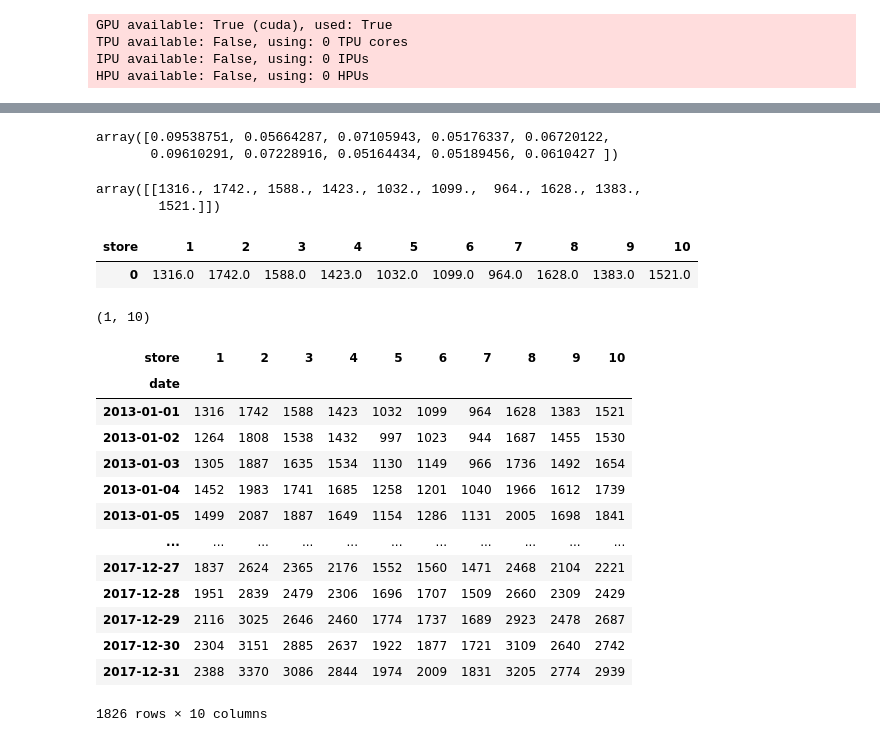
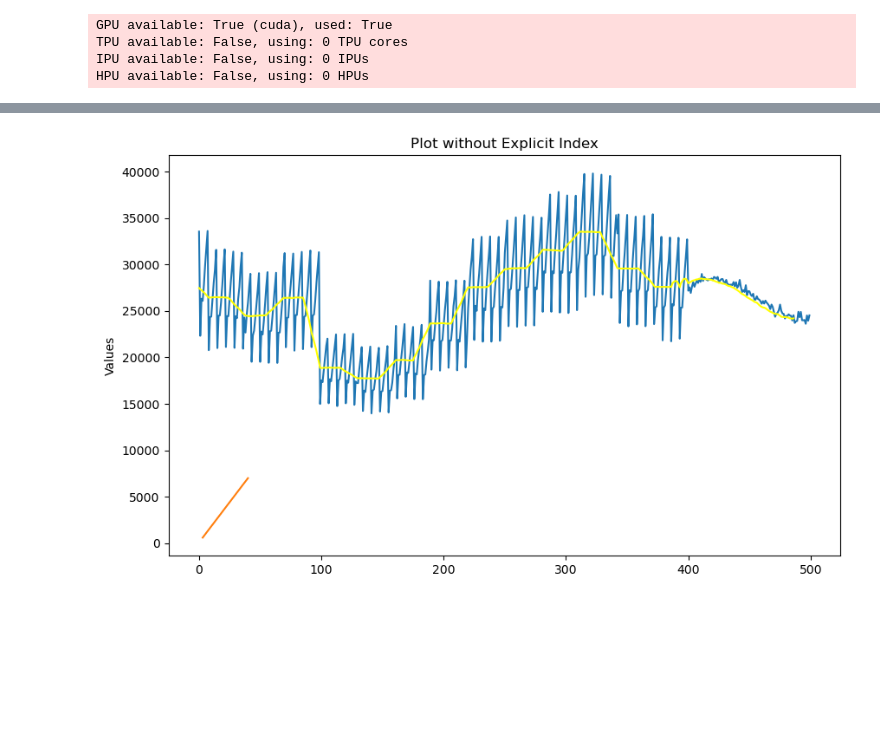
Before and after one commit to richardhoehn/mtsu.csci.7850.project, a Jupyter notebook: src/notebooks/data-loader.ipynb, the cells around one changed output, grey strips where cells are left out. Cells and saved outputs as stored; diff of their text form; code cells hidden in the pictures; blank space fills up the shorter version.

```diff
--- a/src/notebooks/data-loader.ipynb
+++ b/src/notebooks/data-loader.ipynb
@@ -472,5 +417,0 @@ df
-# %%
-df_scaled[0]
-# %% [output]
-array([0.09538751, 0.05664287, 0.07105943, 0.05176337, 0.06720122,
-       0.09610291, 0.07228916, 0.05164434, 0.05189456, 0.0610427 ])
@@ -480,31 +418,26 @@ df_unscaled = pd.DataFrame(out, columns=df.columns)
-# %%
-out
-# %% [output]
-array([[1316., 1742., 1588., 1423., 1032., 1099.,  964., 1628., 1383.,
-        1521.]])
-# %%
-df_unscaled
-# %% [output]
-| store | 1 | 2 | 3 | 4 | 5 | 6 | 7 | 8 | 9 | 10 |
-| 0 | 1316.0 | 1742.0 | 1588.0 | 1423.0 | 1032.0 | 1099.0 | 964.0 | 1628.0 | 1383.0 | 1521.0 |
-# %%
-df[0:1].shape
-# %% [output]
-(1, 10)
-# %%
-df
-# %% [output]
-| store | 1 | 2 | 3 | 4 | 5 | 6 | 7 | 8 | 9 | 10 |
-| date |  |  |  |  |  |  |  |  |  |  |
-| 2013-01-01 | 1316 | 1742 | 1588 | 1423 | 1032 | 1099 | 964 | 1628 | 1383 | 1521 |
-| 2013-01-02 | 1264 | 1808 | 1538 | 1432 | 997 | 1023 | 944 | 1687 | 1455 | 1530 |
-| 2013-01-03 | 1305 | 1887 | 1635 | 1534 | 1130 | 1149 | 966 | 1736 | 1492 | 1654 |
-| 2013-01-04 | 1452 | 1983 | 1741 | 1685 | 1258 | 1201 | 1040 | 1966 | 1612 | 1739 |
-| 2013-01-05 | 1499 | 2087 | 1887 | 1649 | 1154 | 1286 | 1131 | 2005 | 1698 | 1841 |
-| ... | ... | ... | ... | ... | ... | ... | ... | ... | ... | ... |
-| 2017-12-27 | 1837 | 2624 | 2365 | 2176 | 1552 | 1560 | 1471 | 2468 | 2104 | 2221 |
-| 2017-12-28 | 1951 | 2839 | 2479 | 2306 | 1696 | 1707 | 1509 | 2660 | 2309 | 2429 |
-| 2017-12-29 | 2116 | 3025 | 2646 | 2460 | 1774 | 1737 | 1689 | 2923 | 2478 | 2687 |
-| 2017-12-30 | 2304 | 3151 | 2885 | 2637 | 1922 | 1877 | 1721 | 3109 | 2640 | 2742 |
-| 2017-12-31 | 2388 | 3370 | 3086 | 2844 | 1974 | 2009 | 1831 | 3205 | 2774 | 2939 |
-1826 rows × 10 columns
+# %%
+data_set = df_train[500:1000].values
+
+for i in range(100):
+    tensor_input = torch.tensor(data_set, dtype=torch.float32).unsqueeze(0)
+    pred = model.predict(tensor_input)
+    pred = pred.detach().numpy()
+    data_set = np.append(data_set[1:], pred.reshape(1, -1), axis=0)
+# %%
+data_set_summed = data_set.sum(axis=1)
+
+moving_avg_values = moving_average(data_set_summed, window_size)
+
+
+
+
+# Plotting the data
+plt.figure(figsize=(10, 6))
+plt.plot(data_set_summed)
+plt.plot([3, 40], [600, 7000], ms=20)
+plt.plot(moving_avg_values, color='yellow', label='Moving Average')
+plt.ylabel('Values')
+plt.title('Plot without Explicit Index')
+plt.show()
+# %% [output]
+[figure, added]
```
Also changed, not shown: parts of 15 cells of this notebook, 2 other files.
